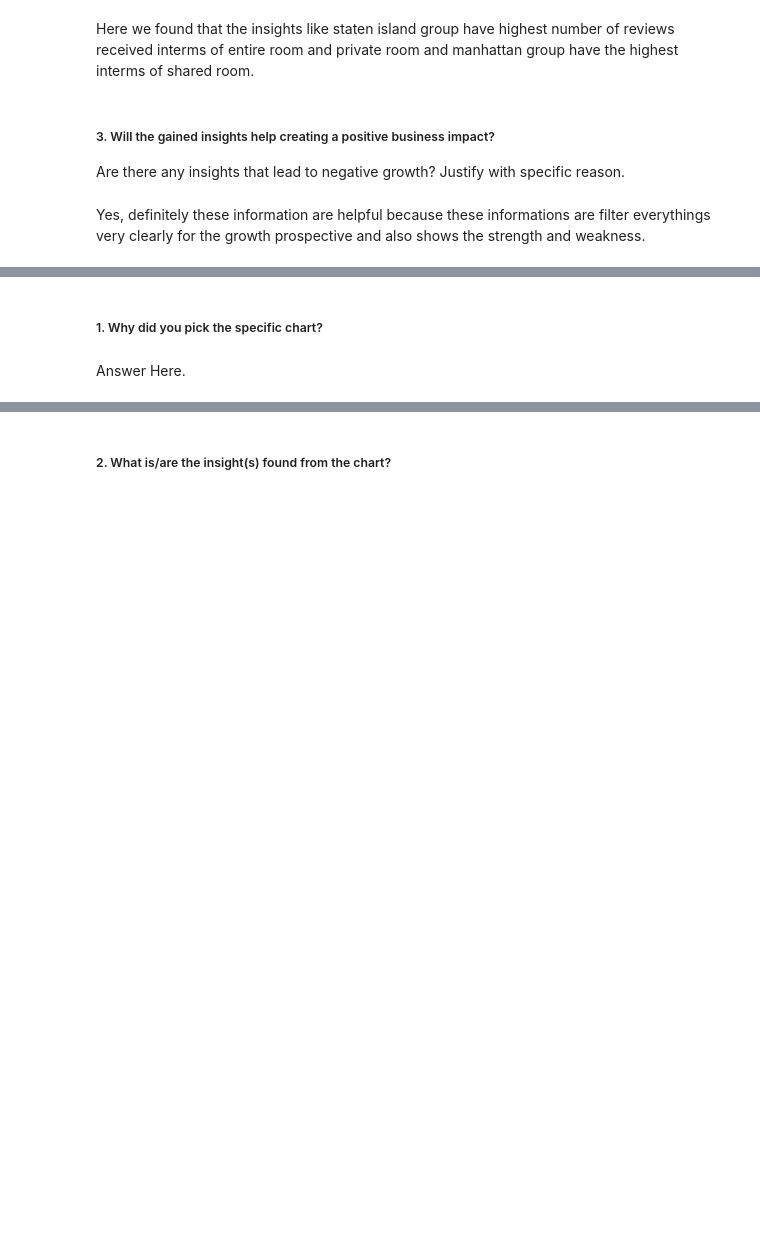
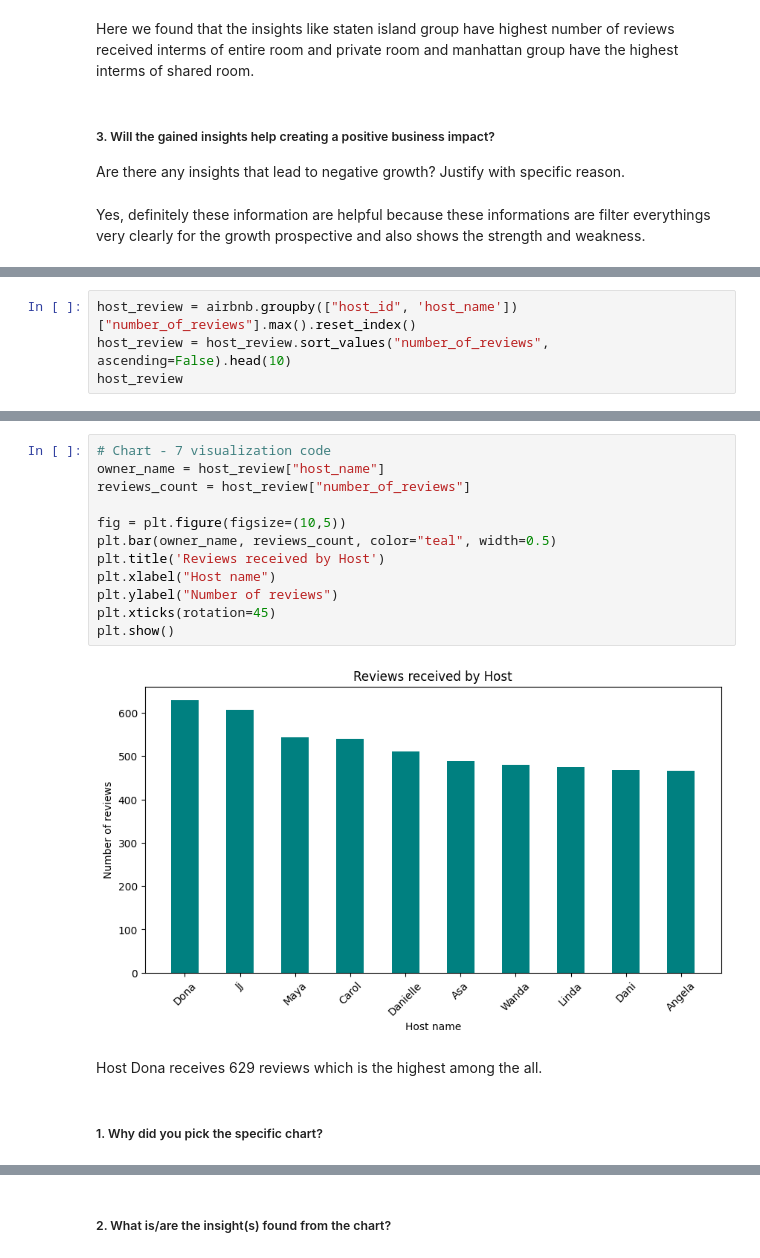
Before and after one commit to OmprakashDebata/Eda-Project-Airbnb, a Jupyter notebook: EDA_Airbnb_Submission.ipynb, the cells around one changed output, grey strips where cells are left out. Saved outputs shown, nothing was run; the diff lists cells and outputs as text; blank space fills up the shorter version.

```diff
--- a/EDA_Airbnb_Submission.ipynb
+++ b/EDA_Airbnb_Submission.ipynb
@@ -603,0 +607,4 @@ Yes, definitely these information are helpful because these informations are fil
+# %%
+host_review = airbnb.groupby(["host_id", 'host_name'])["number_of_reviews"].max().reset_index()
+host_review = host_review.sort_values("number_of_reviews", ascending=False).head(10)
+host_review
@@ -604,4 +623,18 @@ Yes, definitely these information are helpful because these informations are fil
+# %%
+# Chart - 7 visualization code
+owner_name = host_review["host_name"]
+reviews_count = host_review["number_of_reviews"]
+
+fig = plt.figure(figsize=(10,5))
+plt.bar(owner_name, reviews_count, color="teal", width=0.5)
+plt.title('Reviews received by Host')
+plt.xlabel("Host name")
+plt.ylabel("Number of reviews")
+plt.xticks(rotation=45)
+plt.show()
+# %% [output]
+[figure, added]
+# %% [markdown]
+Host Dona receives 629 reviews which is the highest among the all.
 # %% [markdown]
 ##### 1. Why did you pick the specific chart?
-# %% [markdown]
-Answer Here.
```
Also changed, not shown: parts of 36 cells of this notebook.
